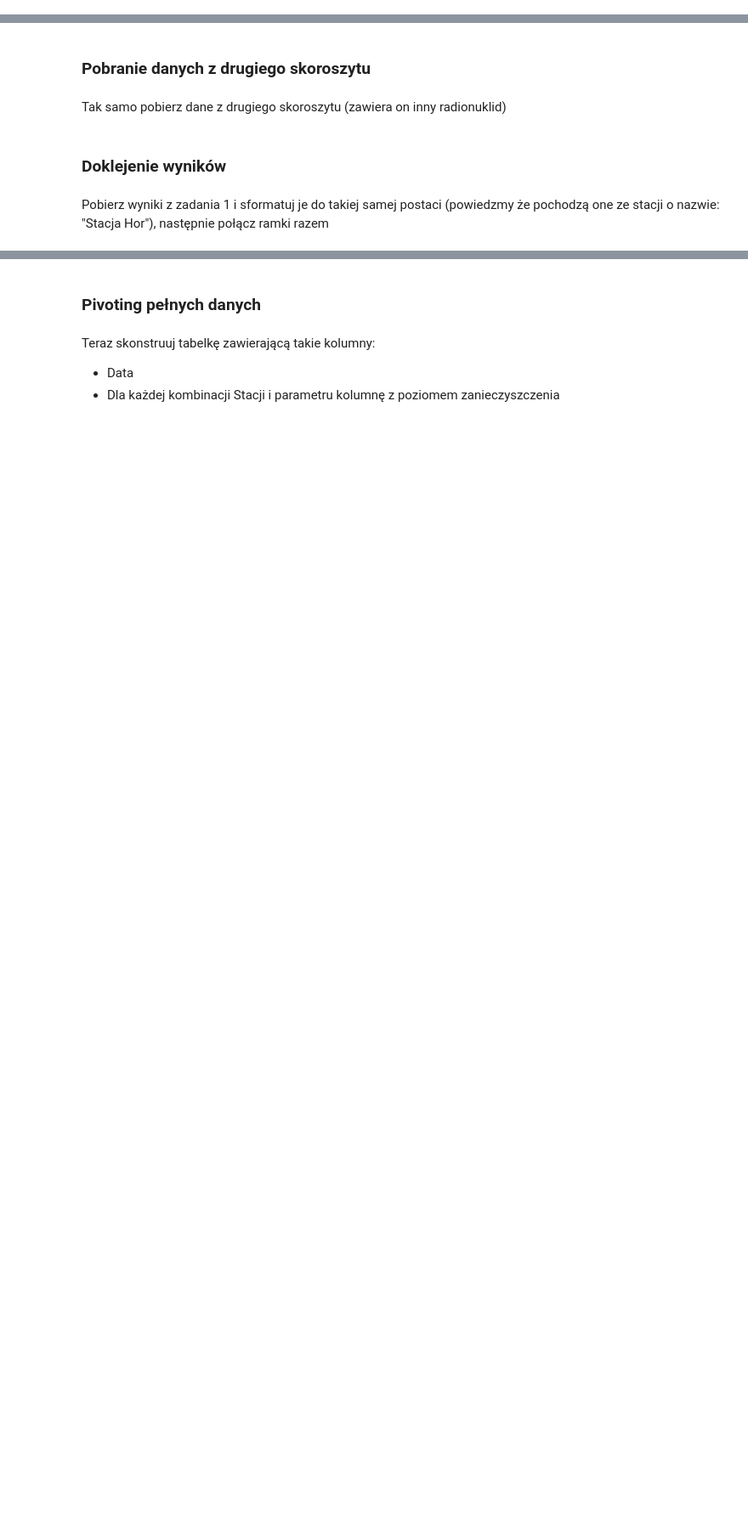
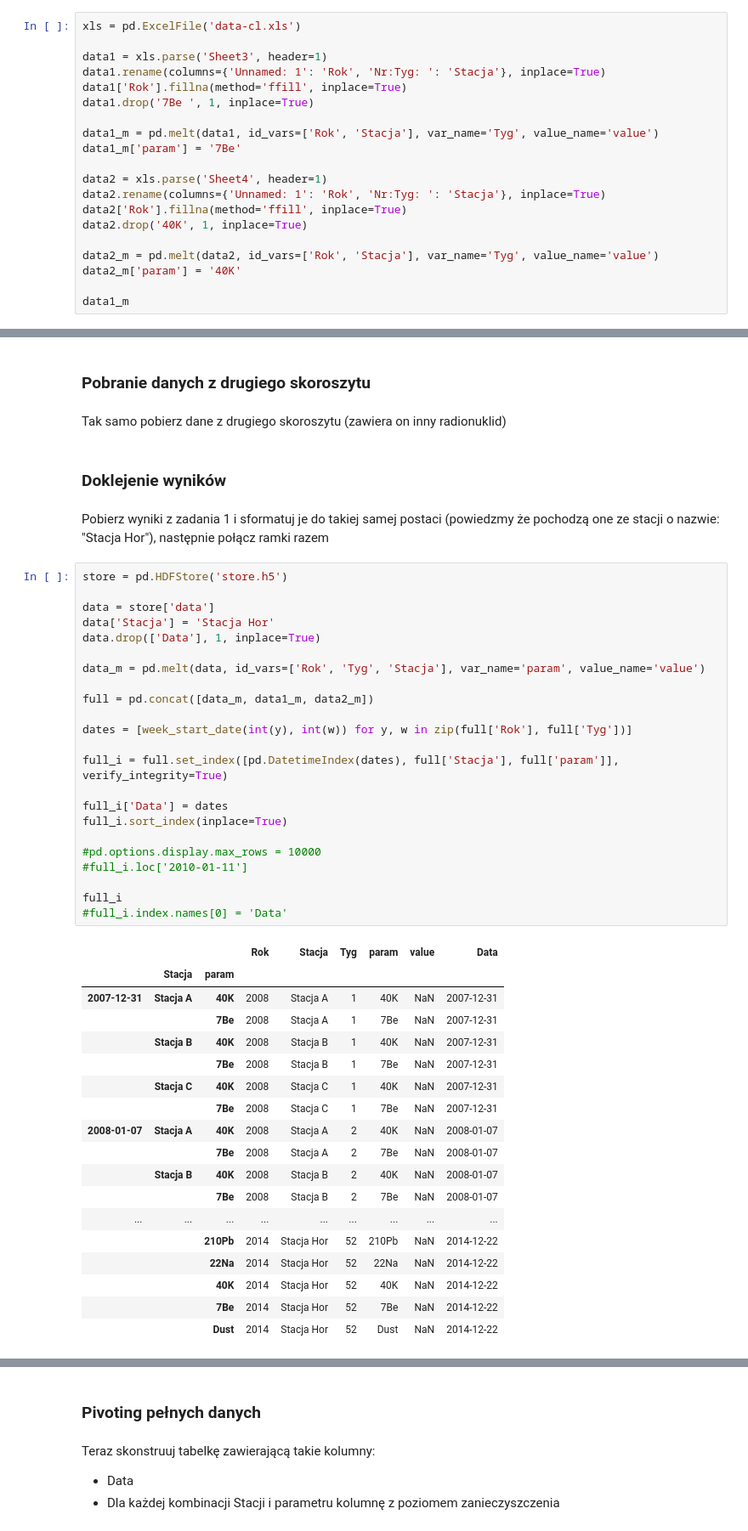
Before and after one commit to kowal256/pwzn, a Jupyter notebook: tasks/zaj6/zad2.ipynb, the cells around one changed output, grey strips where cells are left out. Shown: that part at 85% size. Cells and saved outputs as stored; diff of their text form; blank space fills up the shorter version.

```diff
--- a/tasks/zaj6/zad2.ipynb
+++ b/tasks/zaj6/zad2.ipynb
@@ -17,0 +14,20 @@ data1 = xls.parse()
+# %%
+xls = pd.ExcelFile('data-cl.xls')
+
+data1 = xls.parse('Sheet3', header=1)
+data1.rename(columns={'Unnamed: 1': 'Rok', 'Nr:Tyg: ': 'Stacja'}, inplace=True)
+data1['Rok'].fillna(method='ffill', inplace=True)
+data1.drop('7Be ', 1, inplace=True)
+
+data1_m = pd.melt(data1, id_vars=['Rok', 'Stacja'], var_name='Tyg', value_name='value')
+data1_m['param'] = '7Be'
+
+data2 = xls.parse('Sheet4', header=1)
+data2.rename(columns={'Unnamed: 1': 'Rok', 'Nr:Tyg: ': 'Stacja'}, inplace=True)
+data2['Rok'].fillna(method='ffill', inplace=True)
+data2.drop('40K', 1, inplace=True)
+
+data2_m = pd.melt(data2, id_vars=['Rok', 'Stacja'], var_name='Tyg', value_name='value')
+data2_m['param'] = '40K'
+
+data1_m
@@ -49,3 +116,45 @@ Tak samo pobierz dane z drugiego skoroszytu (zawiera on inny radionuklid)
 ### Doklejenie wyników
 # %% [markdown]
 Pobierz wyniki z zadania 1 i sformatuj je do takiej samej postaci (powiedzmy że pochodzą one ze stacji o nazwie: "Stacja Hor"), następnie połącz ramki razem
+# %%
+store = pd.HDFStore('store.h5')
+
+data = store['data']
+data['Stacja'] = 'Stacja Hor'
+data.drop(['Data'], 1, inplace=True)
+
+data_m = pd.melt(data, id_vars=['Rok', 'Tyg', 'Stacja'], var_name='param', value_name='value')
+
+full = pd.concat([data_m, data1_m, data2_m])
+
+dates = [week_start_date(int(y), int(w)) for y, w in zip(full['Rok'], full['Tyg'])]
+
+full_i = full.set_index([pd.DatetimeIndex(dates), full['Stacja'], full['param']], verify_integrity=True)
+
+full_i['Data'] = dates
+full_i.sort_index(inplace=True)
+
+#pd.options.display.max_rows = 10000
+#full_i.loc['2010-01-11']
+
+full_i
+#full_i.index.names[0] = 'Data'
+# %% [output]
+|  |  |  | Rok | Stacja | Tyg | param | value | Data |
+|  | Stacja | param |  |  |  |  |  |  |
+| 2007-12-31 | Stacja A | 40K | 2008 | Stacja A | 1 | 40K | NaN | 2007-12-31 |
+|  |  | 7Be | 2008 | Stacja A | 1 | 7Be | NaN | 2007-12-31 |
+|  | Stacja B | 40K | 2008 | Stacja B | 1 | 40K | NaN | 2007-12-31 |
+|  |  | 7Be | 2008 | Stacja B | 1 | 7Be | NaN | 2007-12-31 |
+|  | Stacja C | 40K | 2008 | Stacja C | 1 | 40K | NaN | 2007-12-31 |
+|  |  | 7Be | 2008 | Stacja C | 1 | 7Be | NaN | 2007-12-31 |
+| 2008-01-07 | Stacja A | 40K | 2008 | Stacja A | 2 | 40K | NaN | 2008-01-07 |
+|  |  | 7Be | 2008 | Stacja A | 2 | 7Be | NaN | 2008-01-07 |
+|  | Stacja B | 40K | 2008 | Stacja B | 2 | 40K | NaN | 2008-01-07 |
+|  |  | 7Be | 2008 | Stacja B | 2 | 7Be | NaN | 2008-01-07 |
+| ... | ... | ... | ... | ... | ... | ... | ... | ... |
+|  |  | 210Pb | 2014 | Stacja Hor | 52 | 210Pb | NaN | 2014-12-22 |
+|  |  | 22Na | 2014 | Stacja Hor | 52 | 22Na | NaN | 2014-12-22 |
+|  |  | 40K | 2014 | Stacja Hor | 52 | 40K | NaN | 2014-12-22 |
+|  |  | 7Be | 2014 | Stacja Hor | 52 | 7Be | NaN | 2014-12-22 |
+|  |  | Dust | 2014 | Stacja Hor | 52 | Dust | NaN | 2014-12-22 |
```
Also changed, not shown: parts of 6 cells of this notebook.
